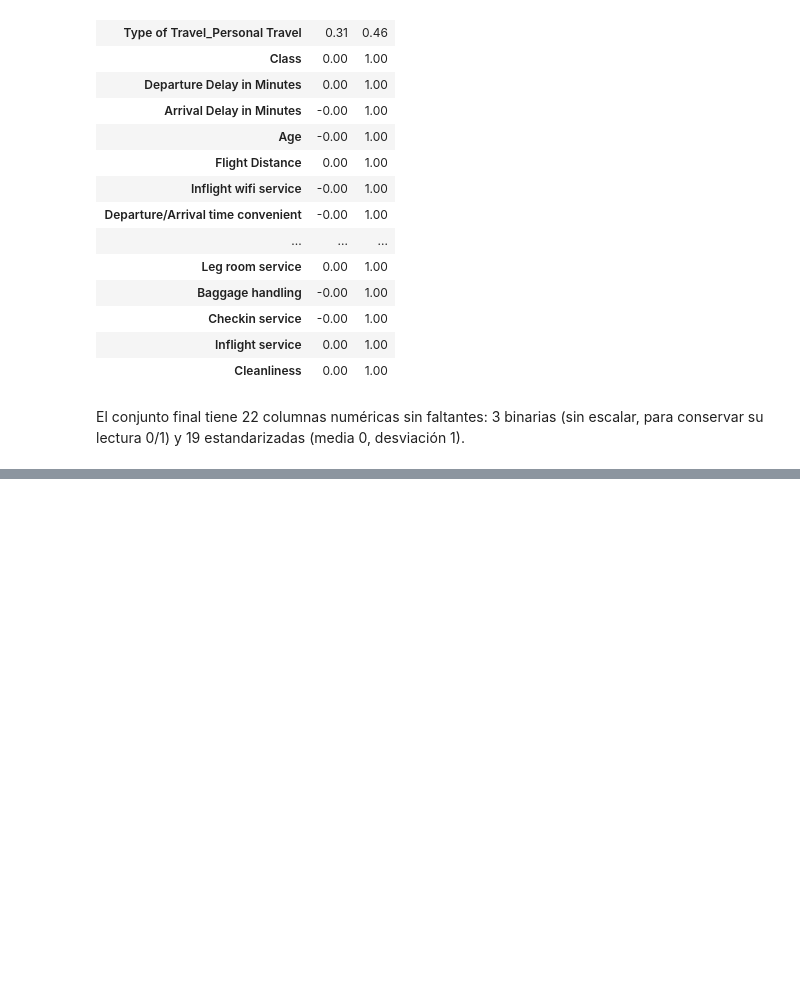
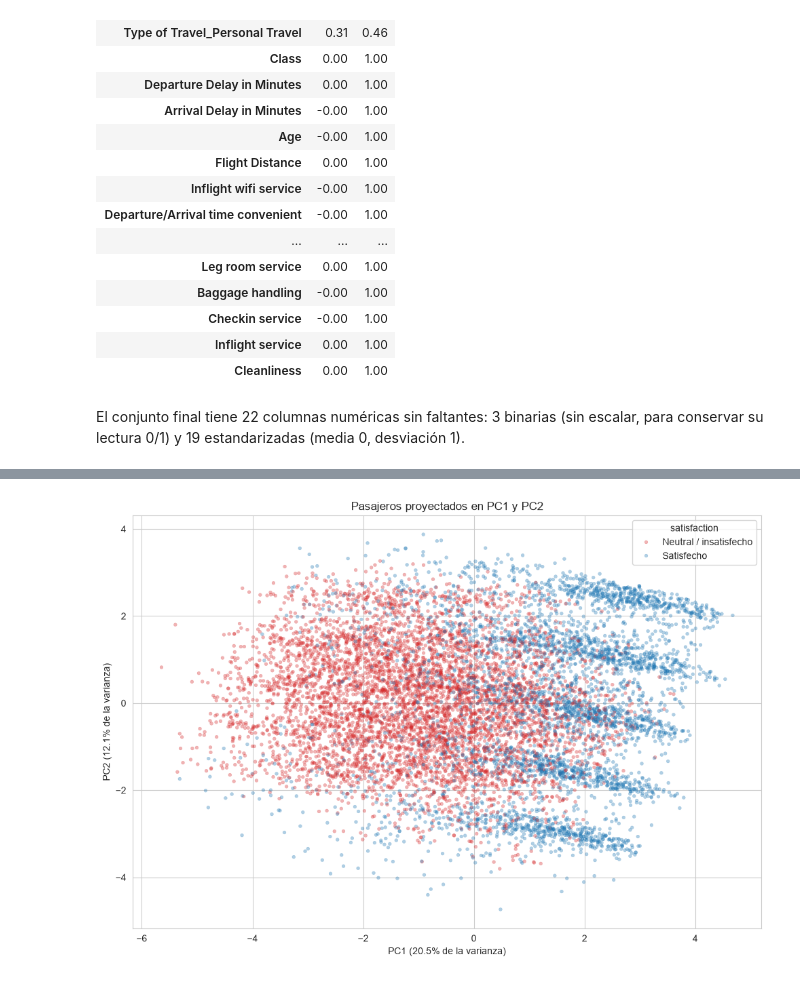
Before and after one commit to isabelhoyos287560/entrega2-analisis-de-datos, a Jupyter notebook: 03_preprocesamiento.ipynb, the cells around one changed output, grey strips where cells are left out. Saved outputs shown, nothing was run; the diff lists cells and outputs as text; code cells hidden in the pictures; blank space fills up the shorter version.

```diff
--- a/03_preprocesamiento.ipynb
+++ b/03_preprocesamiento.ipynb
@@ -229,0 +333,16 @@ El conjunto final tiene 22 columnas numéricas sin faltantes: 3 binarias (sin es
+# %%
+muestra = X_prep.sample(10000, random_state=42).index
+etiquetas = y.loc[muestra].map({0: 'Neutral / insatisfecho', 1: 'Satisfecho'})
+
+plt.figure(figsize=(10, 7))
+sns.scatterplot(x=X_pca[muestra, 0], y=X_pca[muestra, 1], hue=etiquetas,
+                palette={'Neutral / insatisfecho': 'tab:red', 'Satisfecho': 'tab:blue'},
+                alpha=0.35, s=12, edgecolor=None)
+plt.xlabel(f'PC1 ({varianza[0]:.1%} de la varianza)')
+plt.ylabel(f'PC2 ({varianza[1]:.1%} de la varianza)')
+plt.title('Pasajeros proyectados en PC1 y PC2')
+plt.legend(title='satisfaction')
+plt.tight_layout()
+plt.show()
+# %% [output]
+[figure, added]
```
Also changed, not shown: parts of 12 cells of this notebook.
